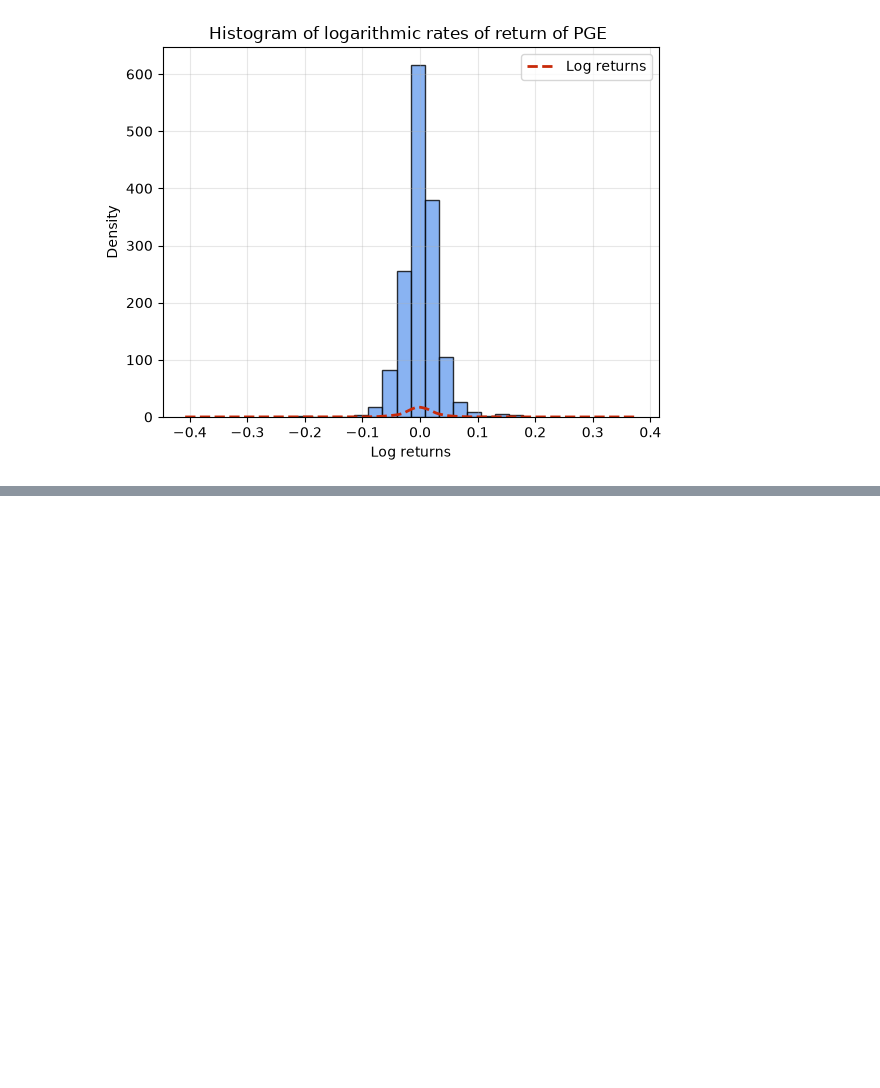
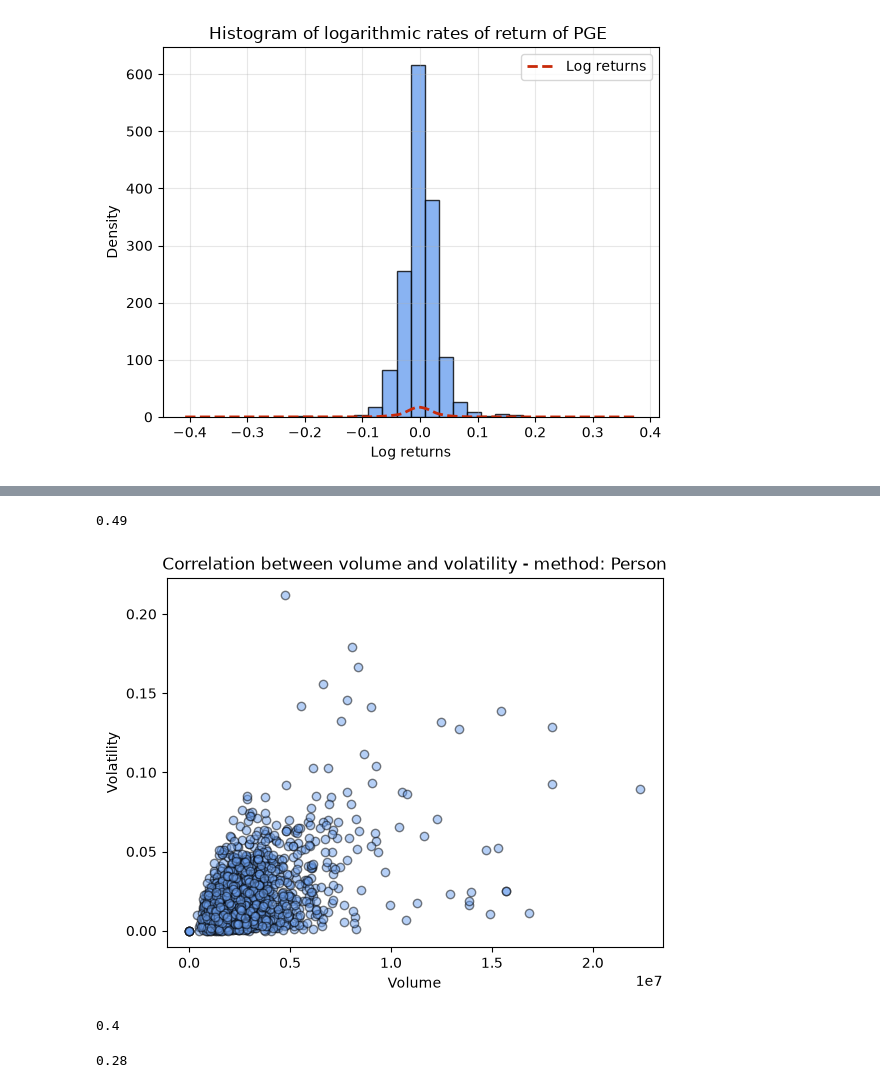
Before and after one commit to studzinskimilosz/mathematical-and-statistical-analysis, a Jupyter notebook: notebook/notebook.ipynb, the cells around one changed output, grey strips where cells are left out. Saved outputs shown, nothing was run; the diff lists cells and outputs as text; code cells hidden in the pictures; blank space fills up the shorter version.

Commit message:
feat: start correlation section, add Pearsons method

```diff
--- a/notebook/notebook.ipynb
+++ b/notebook/notebook.ipynb
@@ -185,0 +201,39 @@ plt.show()
+# %%
+volume = df['Volume']['PGE.WA']
+volatility = log_returns.abs() #we use abstract
+# %%
+corr_data = pd.DataFrame({
+    'volume': volume,
+    'volatility': volatility,
+}).dropna()
+# %%
+corr_pearson = corr_data['volume'].corr(corr_data['volatility'])
+print(corr_pearson.round(2))
+# %% [output]
+0.49
+# %%
+plt.scatter(
+    corr_data['volume'],
+    corr_data['volatility'],
+    alpha=0.5,
+    edgecolor='black',
+    color='#6CA0EF',
+)
+
+plt.title('Correlation between volume and volatility - method: Pearson')
+plt.xlabel('Volume')
+plt.ylabel('Volatility')
+
+plt.show()
+# %% [output]
+[figure, added]
+# %%
+corr_sperman = corr_data['volume'].corr(corr_data['volatility'], method='spearman')
+print(corr_sperman.round(2))
+# %% [output]
+0.4
+# %%
+corr_kendall = corr_data['volume'].corr(corr_data['volatility'], method='kendall')
+print(corr_kendall.round(2))
+# %% [output]
+0.28
```
Also changed, not shown: parts of 2 cells of this notebook.
